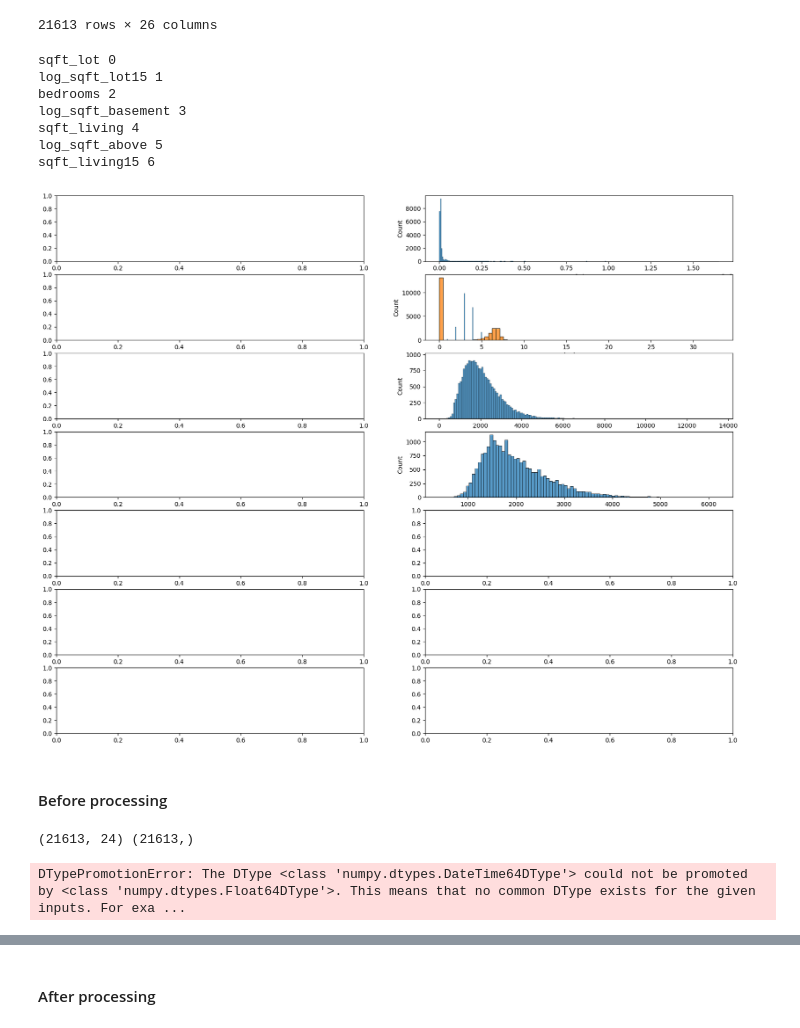
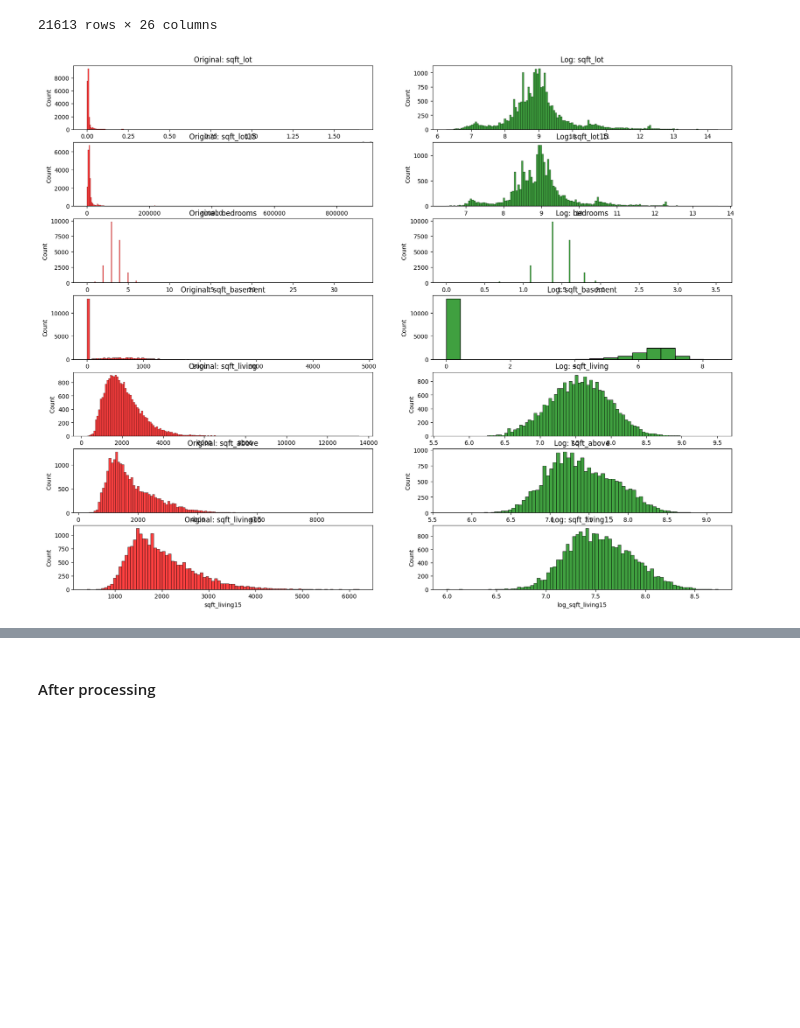
Before and after one commit to trandinhthang203/Machine-Learning-Projects, a Jupyter notebook: ML/house.ipynb, the cells around one changed output, grey strips where cells are left out. Cells and saved outputs as stored; diff of their text form; code cells hidden in the pictures; blank space fills up the shorter version.

```diff
--- a/ML/house.ipynb
+++ b/ML/house.ipynb
@@ -362,21 +362,13 @@ df
 # %%
 fig, axes = plt.subplots(7, 2, figsize = (20, 16))
 axes = axes.flatten()
 
 for i, col in enumerate(list(df_high_skewness["Name column"])):
-    log = "log_" + col
-    if (i % 2):
-        print(log, i)
-        sns.histplot(df, x=log, ax=axes[i])
-    else:
-        print(col, i)
-        sns.histplot(df, x=col, ax=axes[i + 1])
+    log_col = "log_" + col
+    sns.histplot(df, x=col, ax=axes[i*2], color='red')
+    sns.histplot(df, x=log_col, ax=axes[i*2+1], color='green')
+
+    axes[i*2].set_title(f'Original: {col}')
+    axes[i*2+1].set_title(f'Log: {col}')
 # %% [output]
-sqft_lot 0
-log_sqft_lot15 1
-bedrooms 2
-log_sqft_basement 3
-sqft_living 4
-log_sqft_above 5
-sqft_living15 6
-[figure, old version]
+[figure, new version]
@@ -393,8 +374,0 @@ from sklearn.neighbors import KNeighborsRegressor
-# %% [markdown]
-#### Before processing
-# %%
-X = df.drop(columns=["price"])
-y = df["price"]
-print(X.shape, y.shape)
-# %% [output]
-(21613, 24) (21613,)
@@ -403,5 +374,0 @@ X_train, X_test, y_train, y_test = train_test_split(X, y, test_size=0.2, random_
-# %%
-model = RandomForestRegressor()
-model.fit(X_train, y_train)
-# %% [output]
-DTypePromotionError: The DType <class 'numpy.dtypes.DateTime64DType'> could not be promoted by <class 'numpy.dtypes.Float64DType'>. This means that no common DType exists for the given inputs. For exa ...
```
Also changed, not shown: parts of 21 cells of this notebook.
